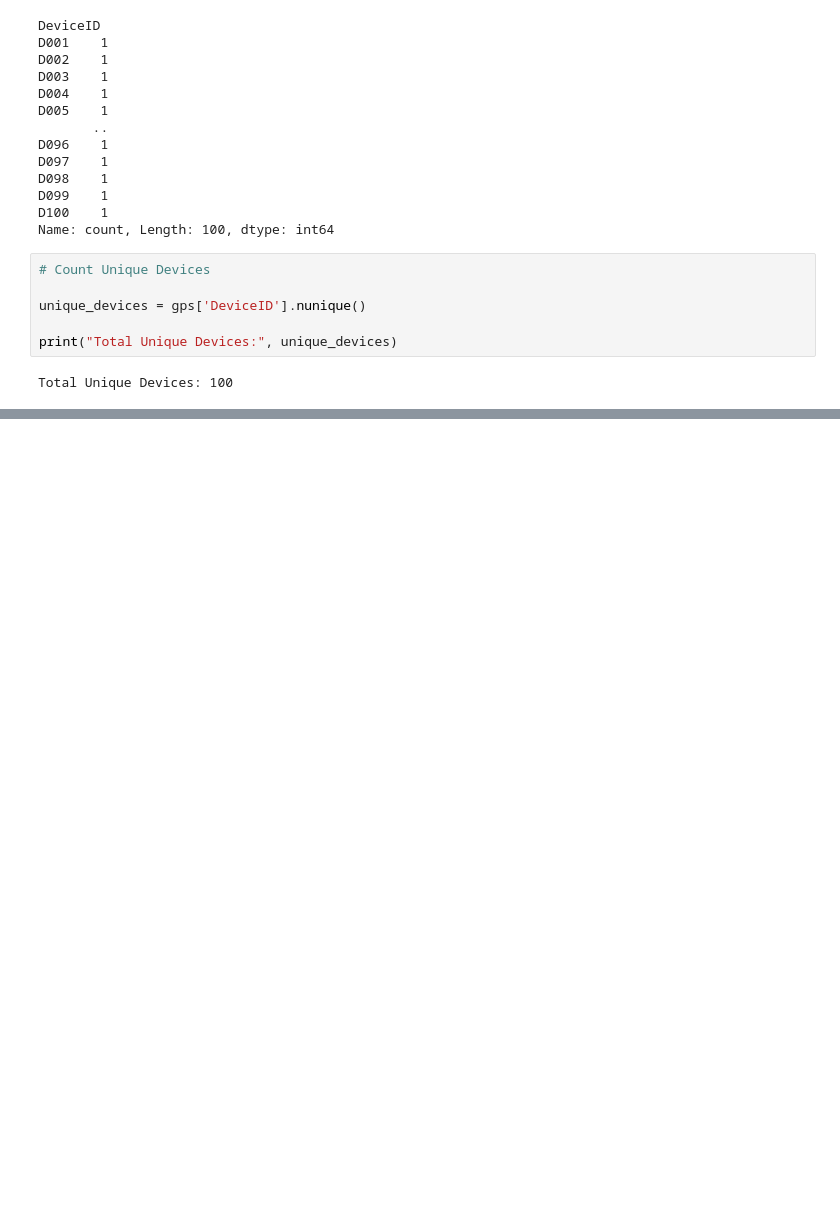
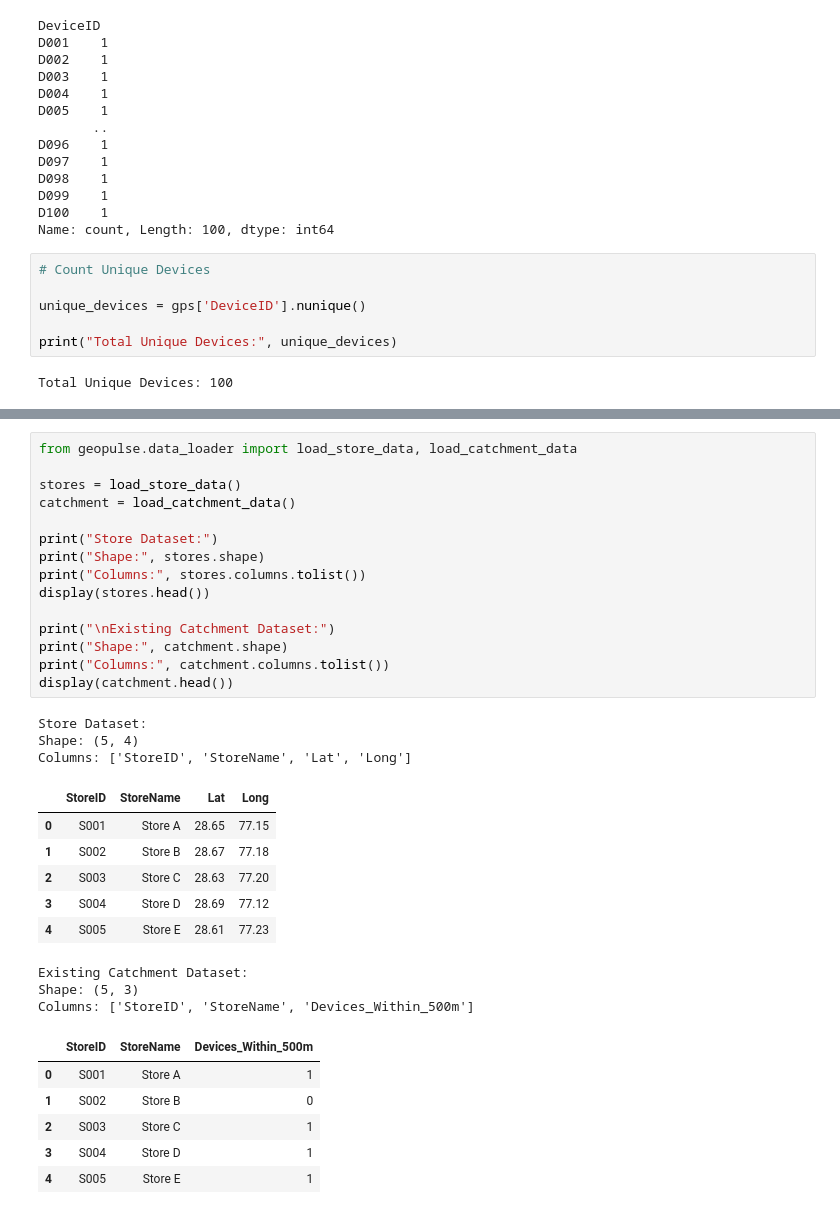
Before and after one commit to Ananyasingh0413/GeoPulse--Hyper-Local-Retail-Mobility-Analytics, a Jupyter notebook: 02_gps_data_quality_eda.ipynb, the cells around one changed output, grey strips where cells are left out. Cells and saved outputs as stored; diff of their text form; blank space fills up the shorter version.

```diff
--- a/02_gps_data_quality_eda.ipynb
+++ b/02_gps_data_quality_eda.ipynb
@@ -166,0 +269,34 @@ Total Unique Devices: 100
+# %%
+from geopulse.data_loader import load_store_data, load_catchment_data
+
+stores = load_store_data()
+catchment = load_catchment_data()
+
+print("Store Dataset:")
+print("Shape:", stores.shape)
+print("Columns:", stores.columns.tolist())
+display(stores.head())
+
+print("\nExisting Catchment Dataset:")
+print("Shape:", catchment.shape)
+print("Columns:", catchment.columns.tolist())
+display(catchment.head())
+# %% [output]
+Store Dataset:
+Shape: (5, 4)
+Columns: ['StoreID', 'StoreName', 'Lat', 'Long']
+|  | StoreID | StoreName | Lat | Long |
+| 0 | S001 | Store A | 28.65 | 77.15 |
+| 1 | S002 | Store B | 28.67 | 77.18 |
+| 2 | S003 | Store C | 28.63 | 77.20 |
+| 3 | S004 | Store D | 28.69 | 77.12 |
+| 4 | S005 | Store E | 28.61 | 77.23 |
+Existing Catchment Dataset:
+Shape: (5, 3)
+Columns: ['StoreID', 'StoreName', 'Devices_Within_500m']
+|  | StoreID | StoreName | Devices_Within_500m |
+| 0 | S001 | Store A | 1 |
+| 1 | S002 | Store B | 0 |
+| 2 | S003 | Store C | 1 |
+| 3 | S004 | Store D | 1 |
+| 4 | S005 | Store E | 1 |
```
Also changed, not shown: parts of 11 cells of this notebook, 1 other file.
